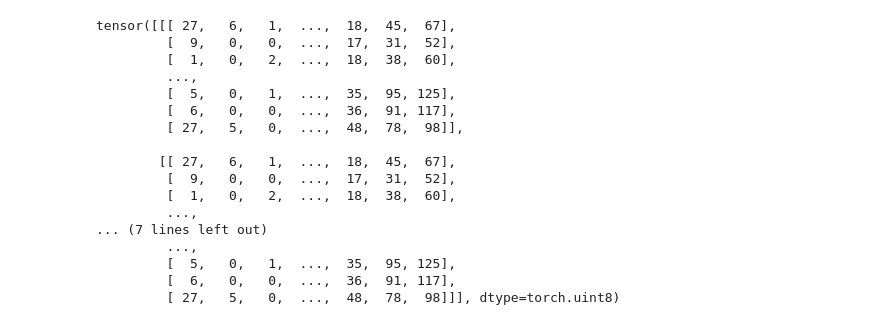
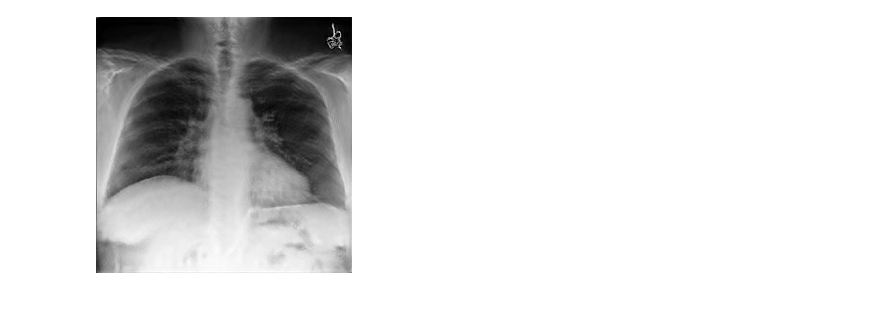
Before and after one commit to gregschuit/Hammer, a Jupyter notebook: notebooks/07. Test inversion.ipynb, the cells around one changed output. Saved outputs shown, nothing was run; the diff lists cells and outputs as text; code cells hidden in the pictures.

```diff
--- a/notebooks/07. Test inversion.ipynb
+++ b/notebooks/07. Test inversion.ipynb
@@ -120,22 +120,6 @@ image
-# %%
-pil_to_tensor(image.convert('RGB'))
-# %% [output]
-tensor([[[ 27,   6,   1,  ...,  18,  45,  67],
-         [  9,   0,   0,  ...,  17,  31,  52],
-         [  1,   0,   2,  ...,  18,  38,  60],
-         ...,
-         [  5,   0,   1,  ...,  35,  95, 125],
-         [  6,   0,   0,  ...,  36,  91, 117],
-         [ 27,   5,   0,  ...,  48,  78,  98]],
-
-        [[ 27,   6,   1,  ...,  18,  45,  67],
-         [  9,   0,   0,  ...,  17,  31,  52],
-         [  1,   0,   2,  ...,  18,  38,  60],
-         ...,
-... (7 lines left out)
-         ...,
-         [  5,   0,   1,  ...,  35,  95, 125],
-         [  6,   0,   0,  ...,  36,  91, 117],
-         [ 27,   5,   0,  ...,  48,  78,  98]]], dtype=torch.uint8)
+# %%
+to_pil_image(processed[0])
+# %% [output]
+[figure, added]
 # %%
 from torchvision.transforms.functional import pil_to_tensor
```
Also changed, not shown: parts of 19 cells of this notebook, 10 other files.
